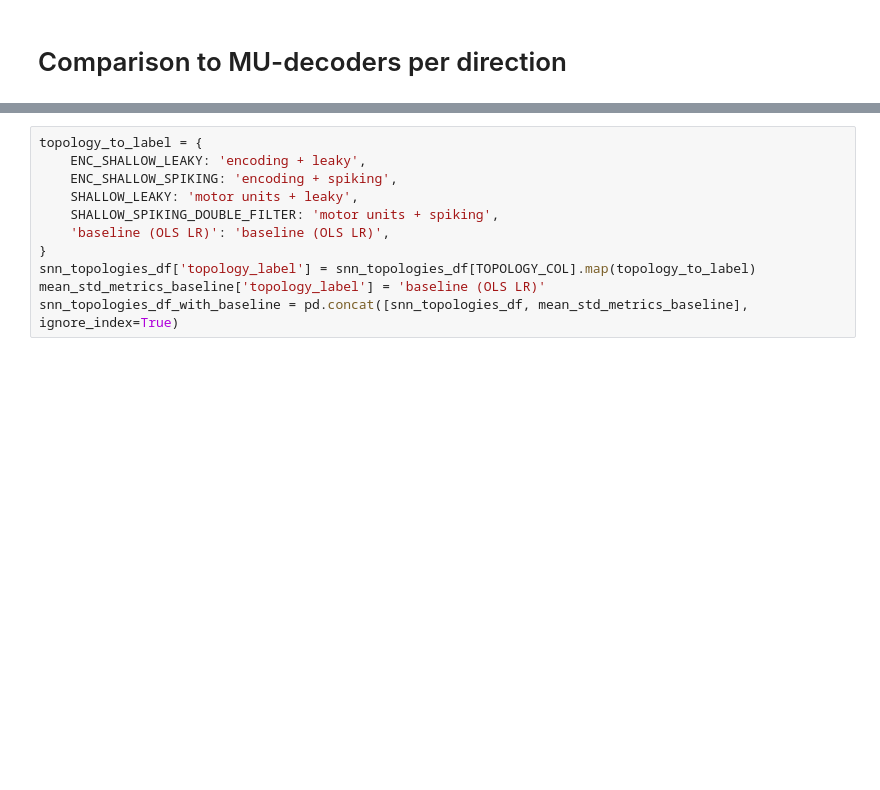
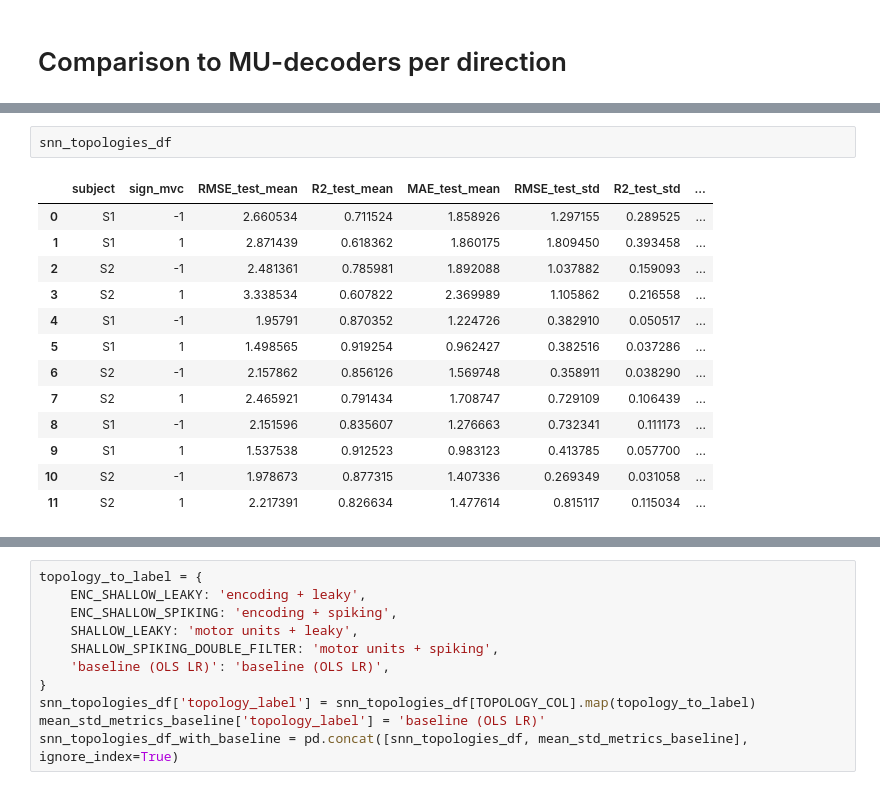
Before and after one commit to FarahBaracat/snn-fingerforce-decoding, a Jupyter notebook: notebooks/analysis/ALIFResults.ipynb, the cells around one changed output, grey strips where cells are left out. Saved outputs shown, nothing was run; the diff lists cells and outputs as text; blank space fills up the shorter version.

```diff
--- a/notebooks/analysis/ALIFResults.ipynb
+++ b/notebooks/analysis/ALIFResults.ipynb
@@ -633,0 +787,16 @@ snn_topologies_df, samples_df = combine_metrics_df_for_topology(subjects,
+# %%
+snn_topologies_df
+# %% [output]
+|  | subject | sign_mvc | RMSE_test_mean | R2_test_mean | MAE_test_mean | RMSE_test_std | R2_test_std | ... |
+| 0 | S1 | -1 | 2.660534 | 0.711524 | 1.858926 | 1.297155 | 0.289525 | ... |
+| 1 | S1 | 1 | 2.871439 | 0.618362 | 1.860175 | 1.809450 | 0.393458 | ... |
+| 2 | S2 | -1 | 2.481361 | 0.785981 | 1.892088 | 1.037882 | 0.159093 | ... |
+| 3 | S2 | 1 | 3.338534 | 0.607822 | 2.369989 | 1.105862 | 0.216558 | ... |
+| 4 | S1 | -1 | 1.95791 | 0.870352 | 1.224726 | 0.382910 | 0.050517 | ... |
+| 5 | S1 | 1 | 1.498565 | 0.919254 | 0.962427 | 0.382516 | 0.037286 | ... |
+| 6 | S2 | -1 | 2.157862 | 0.856126 | 1.569748 | 0.358911 | 0.038290 | ... |
+| 7 | S2 | 1 | 2.465921 | 0.791434 | 1.708747 | 0.729109 | 0.106439 | ... |
+| 8 | S1 | -1 | 2.151596 | 0.835607 | 1.276663 | 0.732341 | 0.111173 | ... |
+| 9 | S1 | 1 | 1.537538 | 0.912523 | 0.983123 | 0.413785 | 0.057700 | ... |
+| 10 | S2 | -1 | 1.978673 | 0.877315 | 1.407336 | 0.269349 | 0.031058 | ... |
+| 11 | S2 | 1 | 2.217391 | 0.826634 | 1.477614 | 0.815117 | 0.115034 | ... |
```
Also changed, not shown: parts of 29 cells of this notebook.
